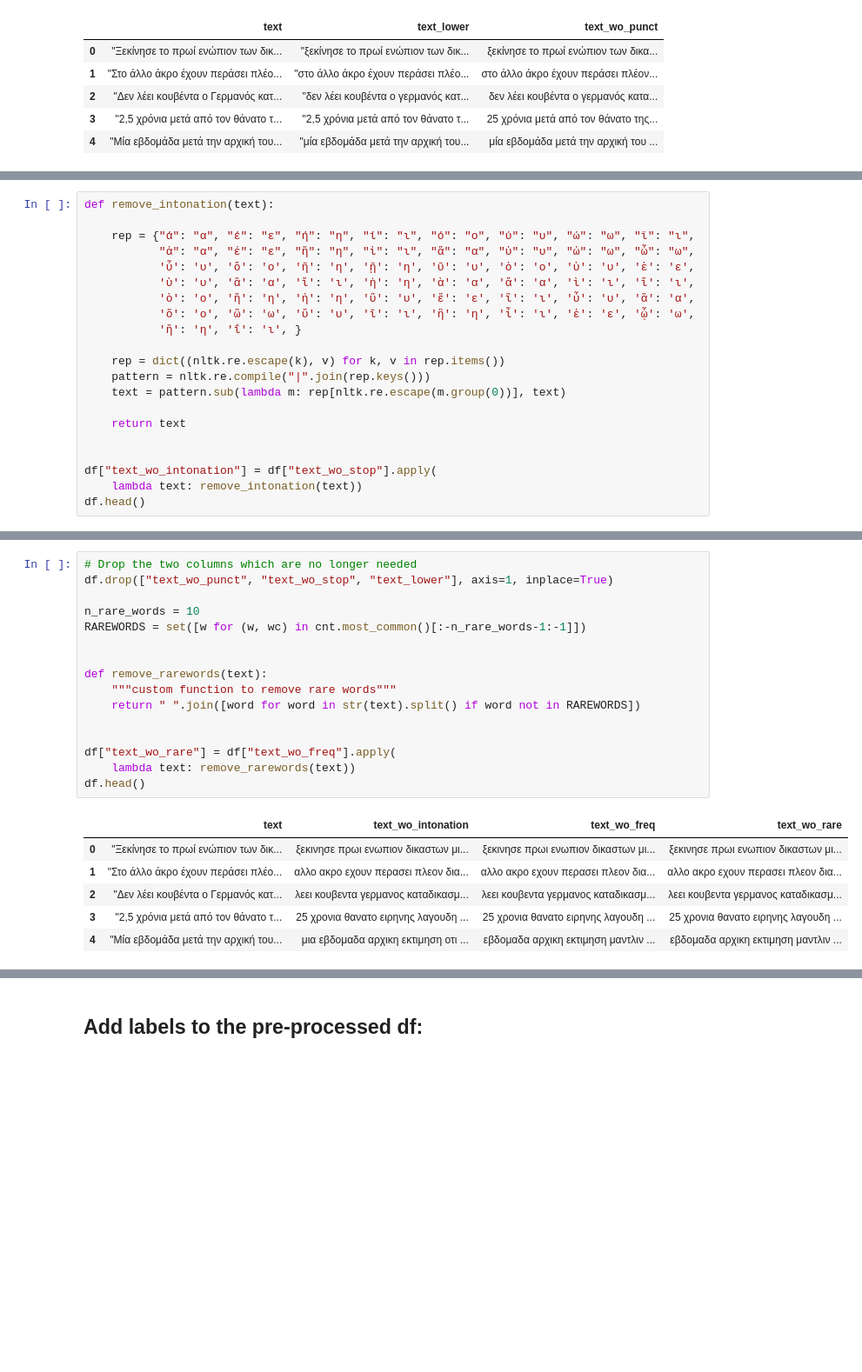
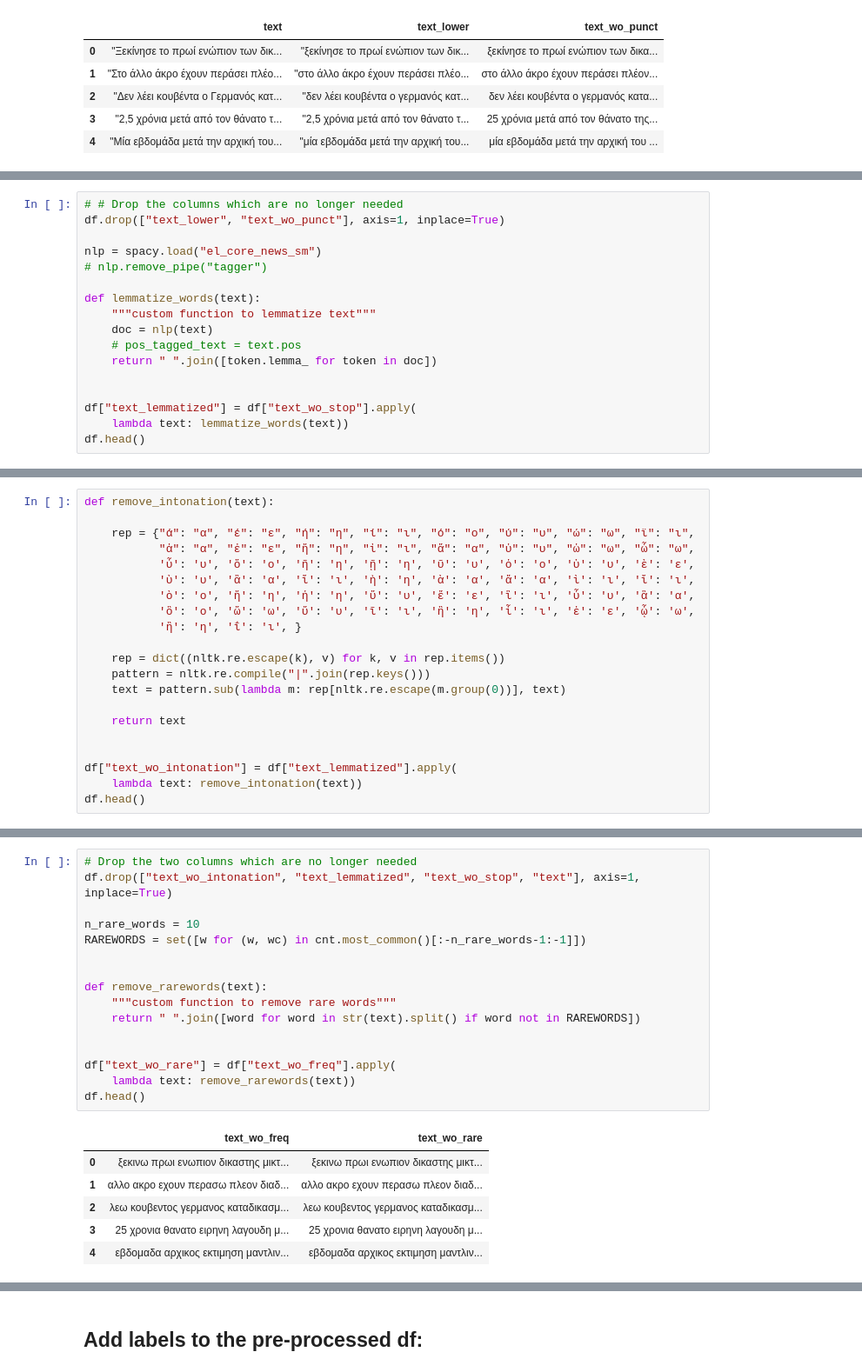
Before and after one commit to openlabathens/article-classification, a Jupyter notebook: article_classification.ipynb, the cells around one changed output, grey strips where cells are left out. Shown: that part at 87% size. Cells and saved outputs as stored; diff of their text form; blank space fills up the shorter version.

```diff
--- a/article_classification.ipynb
+++ b/article_classification.ipynb
@@ -125,0 +133,17 @@ df.head()
+# %%
+# # Drop the columns which are no longer needed
+df.drop(["text_lower", "text_wo_punct"], axis=1, inplace=True)
+
+nlp = spacy.load("el_core_news_sm")
+# nlp.remove_pipe("tagger")
+
+def lemmatize_words(text):
+    """custom function to lemmatize text"""
+    doc = nlp(text)
+    # pos_tagged_text = text.pos
+    return " ".join([token.lemma_ for token in doc])
+
+
+df["text_lemmatized"] = df["text_wo_stop"].apply(
+    lambda text: lemmatize_words(text))
+df.head()
@@ -141,7 +174,7 @@ def remove_intonation(text):
     return text
 
 
-df["text_wo_intonation"] = df["text_wo_stop"].apply(
+df["text_wo_intonation"] = df["text_lemmatized"].apply(
     lambda text: remove_intonation(text))
 df.head()
 # %% [output]
@@ -218,23 +249,23 @@ cnt.most_common()[:-10-1:-1]
 # %%
 # Drop the two columns which are no longer needed
-df.drop(["text_wo_punct", "text_wo_stop", "text_lower"], axis=1, inplace=True)
+df.drop(["text_wo_intonation", "text_lemmatized", "text_wo_stop", "text"], axis=1, inplace=True)
 
 n_rare_words = 10
 RAREWORDS = set([w for (w, wc) in cnt.most_common()[:-n_rare_words-1:-1]])
 
 
 def remove_rarewords(text):
     """custom function to remove rare words"""
     return " ".join([word for word in str(text).split() if word not in RAREWORDS])
 
 
 df["text_wo_rare"] = df["text_wo_freq"].apply(
     lambda text: remove_rarewords(text))
 df.head()
 # %% [output]
-|  | text | text_wo_intonation | text_wo_freq | text_wo_rare |
-| 0 | "Ξεκίνησε το πρωί ενώπιον των δικ... | ξεκινησε πρωι ενωπιον δικαστων μι... | ξεκινησε πρωι ενωπιον δικαστων μι... | ξεκινησε πρωι ενωπιον δικαστων μι... |
-| 1 | "Στο άλλο άκρο έχουν περάσει πλέο... | αλλο ακρο εχουν περασει πλεον δια... | αλλο ακρο εχουν περασει πλεον δια... | αλλο ακρο εχουν περασει πλεον δια... |
-| 2 | "Δεν λέει κουβέντα ο Γερμανός κατ... | λεει κουβεντα γερμανος καταδικασμ... | λεει κουβεντα γερμανος καταδικασμ... | λεει κουβεντα γερμανος καταδικασμ... |
-| 3 | "2,5 χρόνια μετά από τον θάνατο τ... | 25 χρονια θανατο ειρηνης λαγουδη ... | 25 χρονια θανατο ειρηνης λαγουδη ... | 25 χρονια θανατο ειρηνης λαγουδη ... |
-| 4 | "Μία εβδομάδα μετά την αρχική του... | μια εβδομαδα αρχικη εκτιμηση οτι ... | εβδομαδα αρχικη εκτιμηση μαντλιν ... | εβδομαδα αρχικη εκτιμηση μαντλιν ... |
+|  | text_wo_freq | text_wo_rare |
+| 0 | ξεκινω πρωι ενωπιον δικαστης μικτ... | ξεκινω πρωι ενωπιον δικαστης μικτ... |
+| 1 | αλλο ακρο εχουν περασω πλεον διαδ... | αλλο ακρο εχουν περασω πλεον διαδ... |
+| 2 | λεω κουβεντος γερμανος καταδικασμ... | λεω κουβεντος γερμανος καταδικασμ... |
+| 3 | 25 χρονια θανατο ειρηνη λαγουδη μ... | 25 χρονια θανατο ειρηνη λαγουδη μ... |
+| 4 | εβδομαδα αρχικος εκτιμηση μαντλιν... | εβδομαδα αρχικος εκτιμηση μαντλιν... |
```
Also changed, not shown: parts of 53 cells of this notebook.
